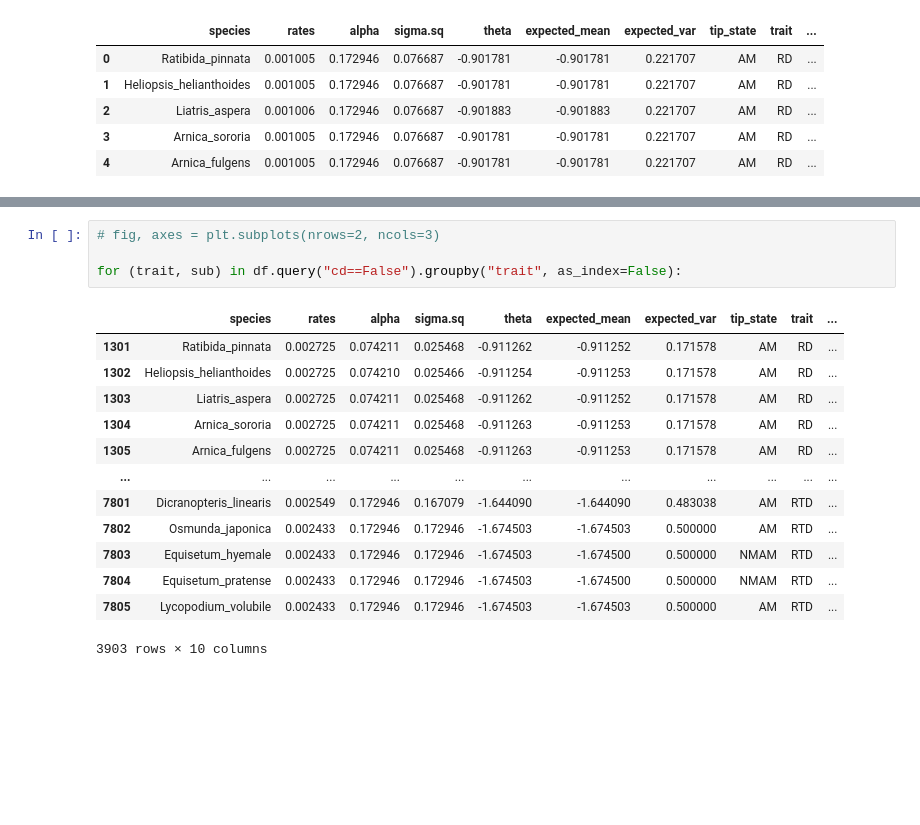
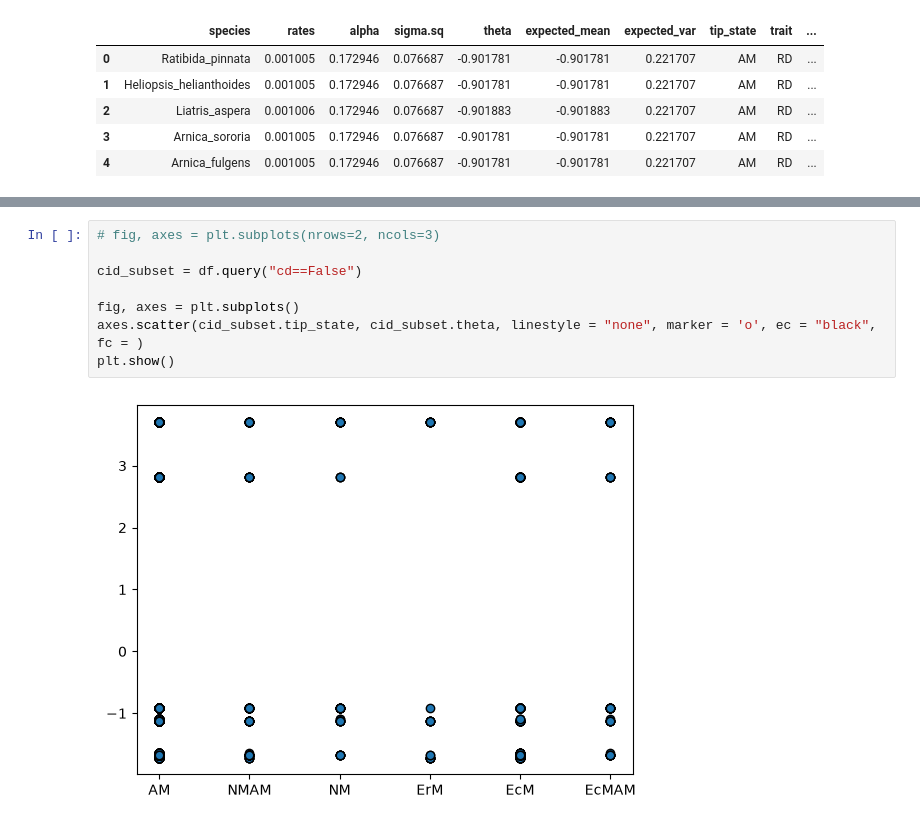
Before and after one commit to anoban/phd, a Jupyter notebook: notebooks/chapter_02/plotsR.ipynb, the cells around one changed output, grey strips where cells are left out. Saved outputs shown, nothing was run; the diff lists cells and outputs as text; blank space fills up the shorter version.

```diff
--- a/notebooks/chapter_02/plotsR.ipynb
+++ b/notebooks/chapter_02/plotsR.ipynb
@@ -549,18 +565,10 @@ df.head()
 # %%
 # fig, axes = plt.subplots(nrows=2, ncols=3)
 
-for (trait, sub) in df.query("cd==False").groupby("trait", as_index=False):
+cid_subset = df.query("cd==False")
+
+fig, axes = plt.subplots()
+axes.scatter(cid_subset.tip_state, cid_subset.theta, linestyle = "none", marker = 'o', ec = "black", fc = )
+plt.show()
 # %% [output]
-|  | species | rates | alpha | sigma.sq | theta | expected_mean | expected_var | tip_state | trait | ... |
-| 1301 | Ratibida_pinnata | 0.002725 | 0.074211 | 0.025468 | -0.911262 | -0.911252 | 0.171578 | AM | RD | ... |
-| 1302 | Heliopsis_helianthoides | 0.002725 | 0.074210 | 0.025466 | -0.911254 | -0.911253 | 0.171578 | AM | RD | ... |
-| 1303 | Liatris_aspera | 0.002725 | 0.074211 | 0.025468 | -0.911262 | -0.911252 | 0.171578 | AM | RD | ... |
-| 1304 | Arnica_sororia | 0.002725 | 0.074211 | 0.025468 | -0.911263 | -0.911253 | 0.171578 | AM | RD | ... |
-| 1305 | Arnica_fulgens | 0.002725 | 0.074211 | 0.025468 | -0.911263 | -0.911253 | 0.171578 | AM | RD | ... |
-| ... | ... | ... | ... | ... | ... | ... | ... | ... | ... | ... |
-| 7801 | Dicranopteris_linearis | 0.002549 | 0.172946 | 0.167079 | -1.644090 | -1.644090 | 0.483038 | AM | RTD | ... |
-| 7802 | Osmunda_japonica | 0.002433 | 0.172946 | 0.172946 | -1.674503 | -1.674503 | 0.500000 | AM | RTD | ... |
-| 7803 | Equisetum_hyemale | 0.002433 | 0.172946 | 0.172946 | -1.674503 | -1.674500 | 0.500000 | NMAM | RTD | ... |
-| 7804 | Equisetum_pratense | 0.002433 | 0.172946 | 0.172946 | -1.674503 | -1.674500 | 0.500000 | NMAM | RTD | ... |
-| 7805 | Lycopodium_volubile | 0.002433 | 0.172946 | 0.172946 | -1.674503 | -1.674503 | 0.500000 | AM | RTD | ... |
-3903 rows × 10 columns
+[figure, added]
```
Also changed, not shown: parts of 1 cell of this notebook, 1 other file.
